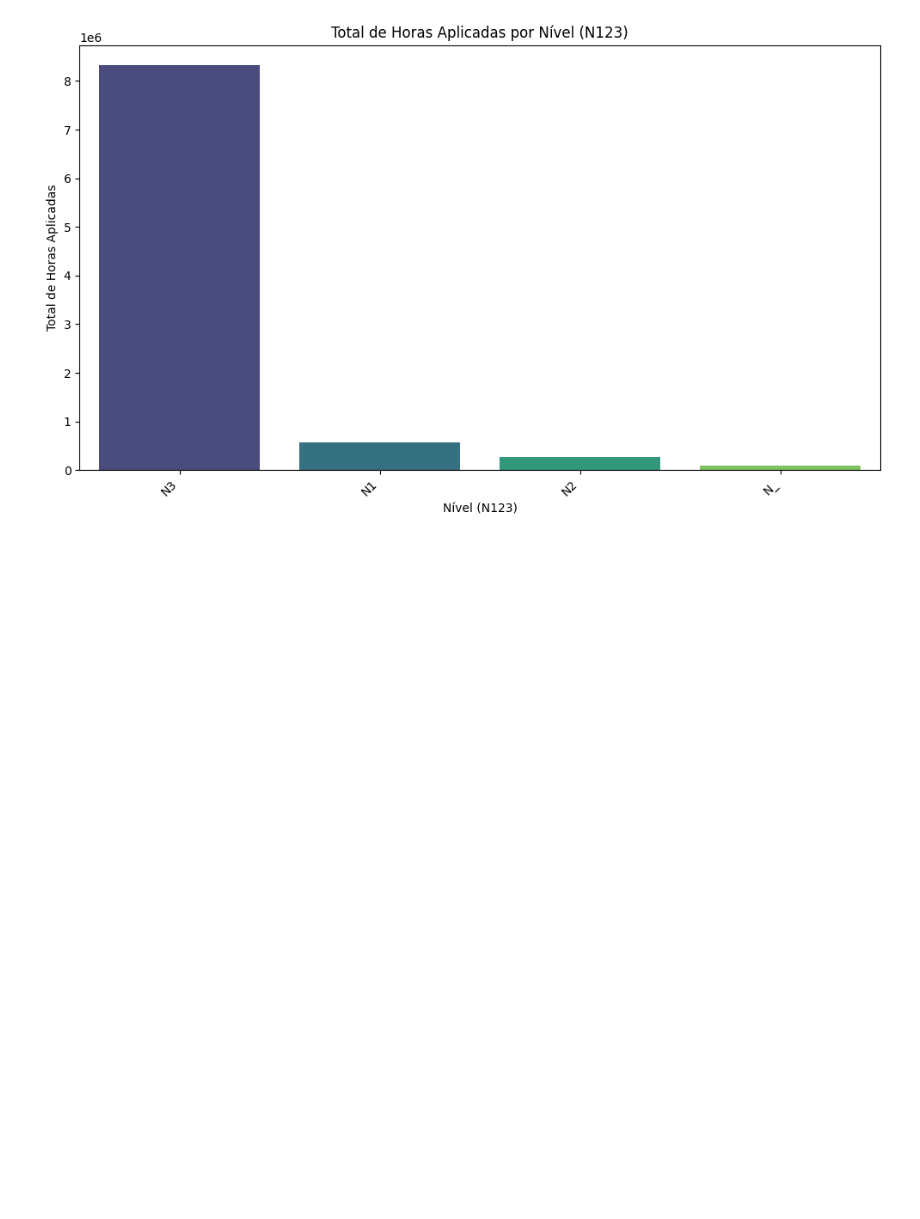
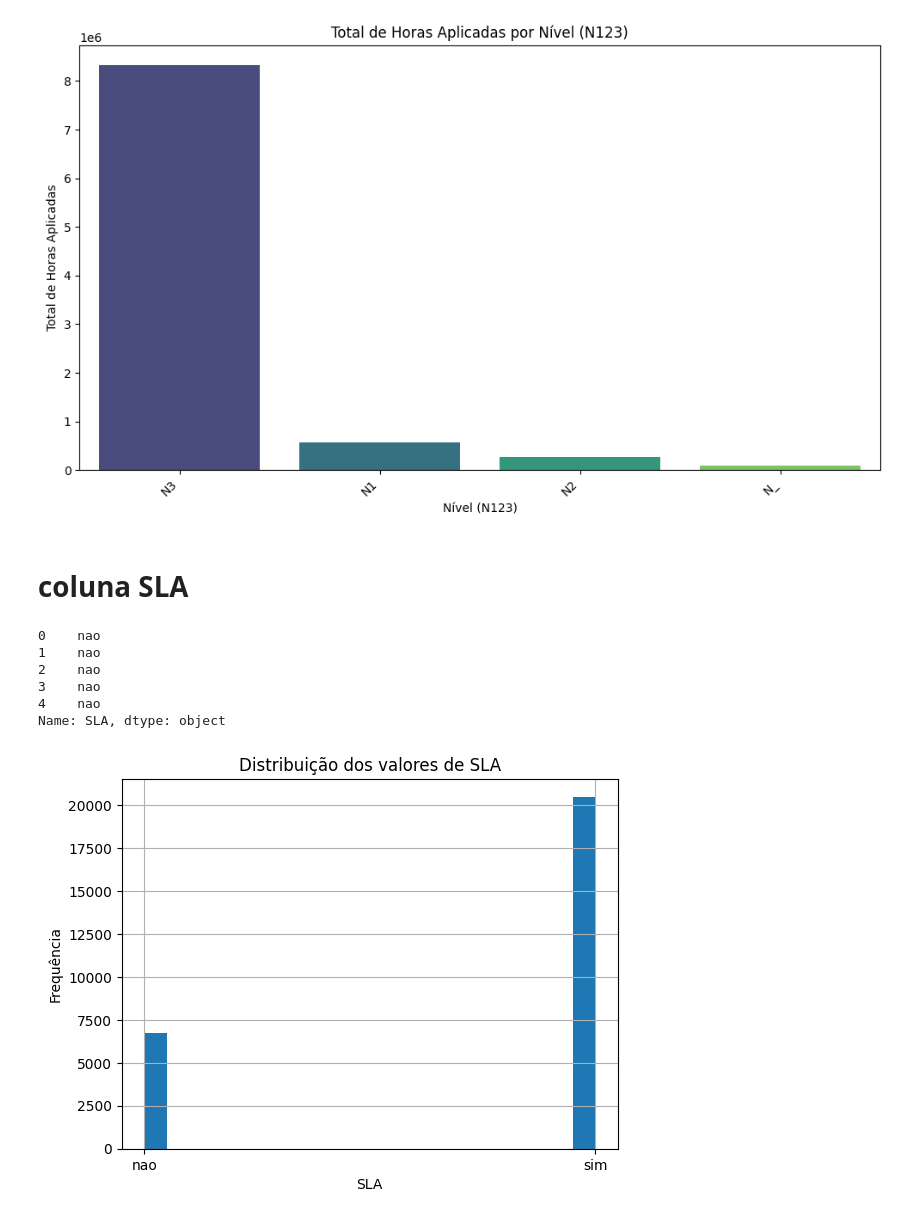
Before and after one commit to whoismalu/analise-chamadoshelpdesk, a Jupyter notebook: Análise.ipynb, the cells around one changed output. Saved outputs shown, nothing was run; the diff lists cells and outputs as text; code cells hidden in the pictures; blank space fills up the shorter version.

```diff
--- a/Análise.ipynb
+++ b/Análise.ipynb
@@ -851,3 +901,25 @@ Passing `palette` without assigning `hue` is deprecated and will be removed in v
 
   sns.barplot(x=horas_por_n123.index, y=horas_por_n123.values, palette='viridis')
 [figure]
+# %% [markdown]
+# coluna SLA
+# %%
+# Create the DataFrame
+df = pd.DataFrame(dados)
+
+print(df['SLA'].head())  # Mostra as 5 primeiras linhas da coluna SLA
+# %% [output]
+0    nao
+1    nao
+2    nao
+3    nao
+4    nao
+Name: SLA, dtype: object
+# %%
+df['SLA'].hist(bins=20)
+plt.title('Distribuição dos valores de SLA')
+plt.xlabel('SLA')
+plt.ylabel('Frequência')
+plt.show()
+# %% [output]
+[figure, added]
```
Also changed, not shown: parts of 9 cells of this notebook.
